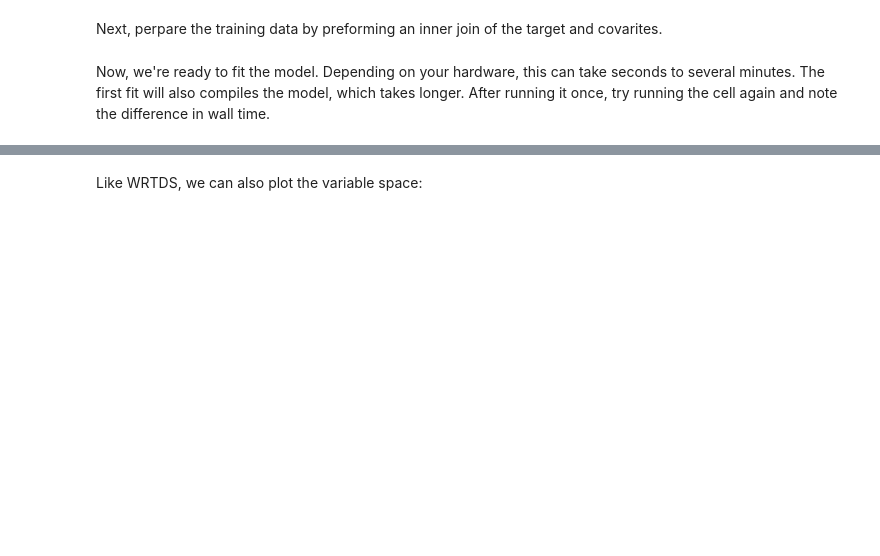
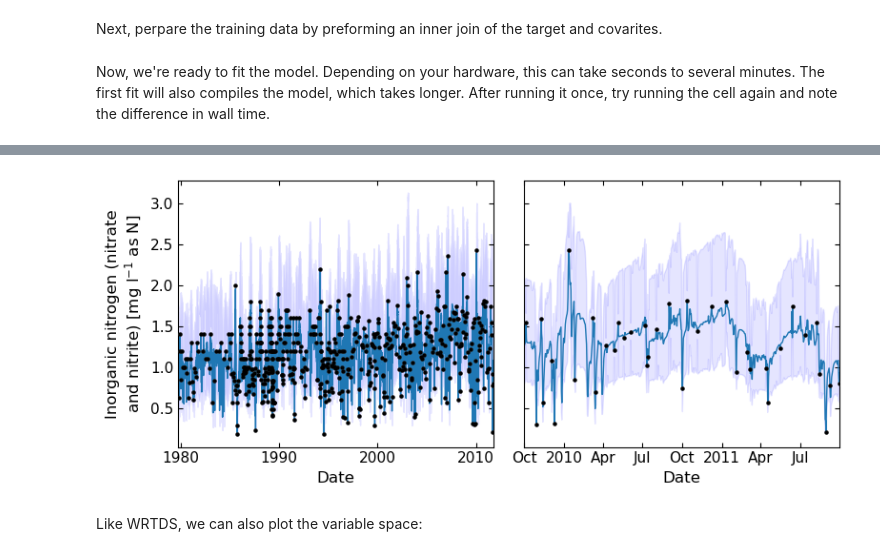
Before and after one commit to thodson-usgs/discontinuum, a Jupyter notebook: docs/source/notebooks/loadest-gp-demo.ipynb, the cells around one changed output, grey strips where cells are left out. Saved outputs shown, nothing was run; the diff lists cells and outputs as text; code cells hidden in the pictures; blank space fills up the shorter version.

Commit message:
Modified demo figures for paper

```diff
--- a/docs/source/notebooks/loadest-gp-demo.ipynb
+++ b/docs/source/notebooks/loadest-gp-demo.ipynb
@@ -71,6 +88,40 @@ model.fit(target=training_data['concentration'], covariates=training_data[['time
 # %%
 # plot result
-_ = model.plot(daily[['time','flow']])
+import numpy as np
+fig, ax = plt.subplots(1, 2, figsize=(8, 3.5), sharey=True)
+ax[0] = model.plot(daily[['time','flow']], ax=ax[0])
+_ = model.dm.data.target.plot.scatter(
+    y=model.dm.data.target.name,
+    c="k",
+    s=5,
+    edgecolors='face',
+    ax=ax[0],
+    zorder=4
+)
+ax[0].set_xlabel('Date', fontsize=12)
+ax[0].set_ylabel('Inorganic nitrogen (nitrate\nand nitrite) [mg l$^{-1}$ as N]', fontsize=12)
+ax[0].set_xlim(np.datetime64(start_date), np.datetime64(end_date))
+ax[0].tick_params(axis="both", which='both', direction='in', bottom=True, top=True, right=True, left=True, labelsize=11)
+ax[0].set_xticks(['1980', '1990', '2000', '2010'])
+
+ax[1] = model.plot(daily[['time','flow']], ax=ax[1])
+_ = model.dm.data.target.plot.scatter(
+    y=model.dm.data.target.name,
+    c="k",
+    s=5,
+    edgecolors='face',
+    ax=ax[1],
+    zorder=4
+)
+ax[1].set_xlim(np.datetime64('2009-10-01'), np.datetime64('2011-09-30'))
+ax[1].set_xlabel('Date', fontsize=12)
+ax[1].set_ylabel('')
+ax[1].tick_params(axis="both", which='both', direction='in', bottom=True, top=True, right=True, left=True, labelsize=11)
+plt.tight_layout()
+
+fig.savefig('concentration_time_series.pdf')
+# %% [output]
+[figure, added]
 # %% [markdown]
 Like WRTDS, we can also plot the variable space:
 # %%
```
Also changed, not shown: parts of 6 cells of this notebook, 1 other file.
